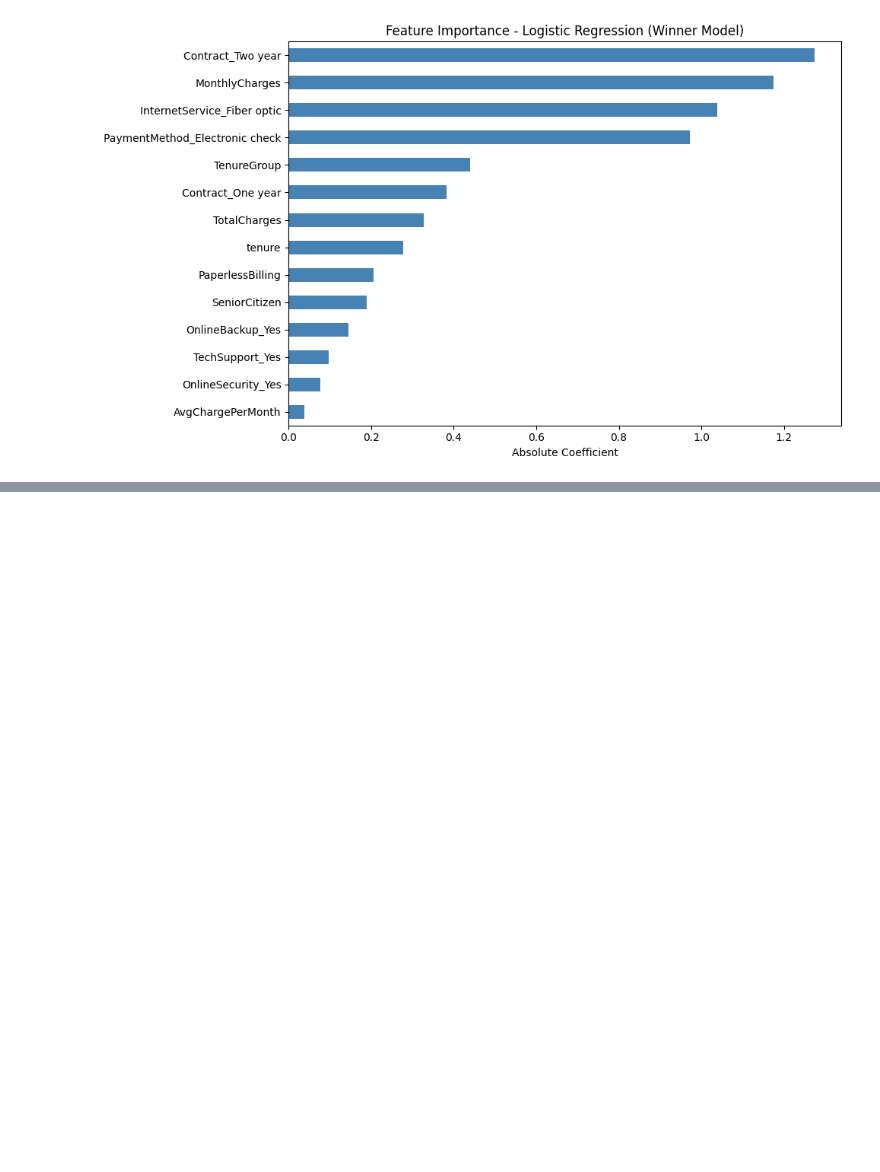
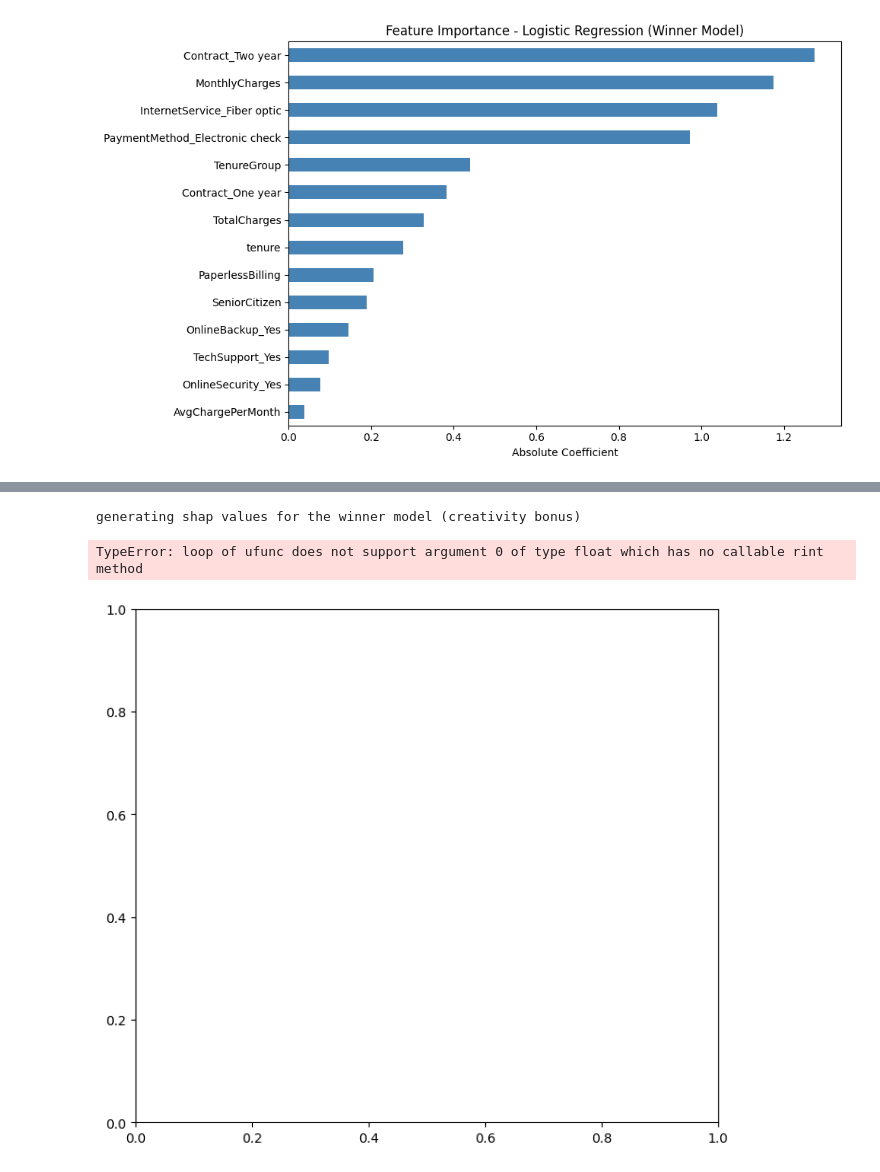
Before and after one commit to MaziarAshtari/ML_Project7, a Jupyter notebook: Untitled.ipynb, the cells around one changed output, grey strips where cells are left out. Cells and saved outputs as stored; diff of their text form; code cells hidden in the pictures; blank space fills up the shorter version.

Commit message:
bonus challenge: shap summary plot for creativity section

```diff
--- a/Untitled.ipynb
+++ b/Untitled.ipynb
@@ -448,0 +449,14 @@ Maintained F1:     0.5044
+# %%
+import shap
+import matplotlib.pyplot as plt
+
+print("generating shap values for the winner model (creativity bonus)")
+
+explainer = shap.LinearExplainer(best_lr, X_train_sm)
+shap_values = explainer.shap_values(X_test)
+
+shap.summary_plot(shap_values, X_test, feature_names=selected_features)
+# %% [output]
+generating shap values for the winner model (creativity bonus)
+TypeError: loop of ufunc does not support argument 0 of type float which has no callable rint method
+[figure, added]
```
Also changed, not shown: parts of 1 cell of this notebook.
